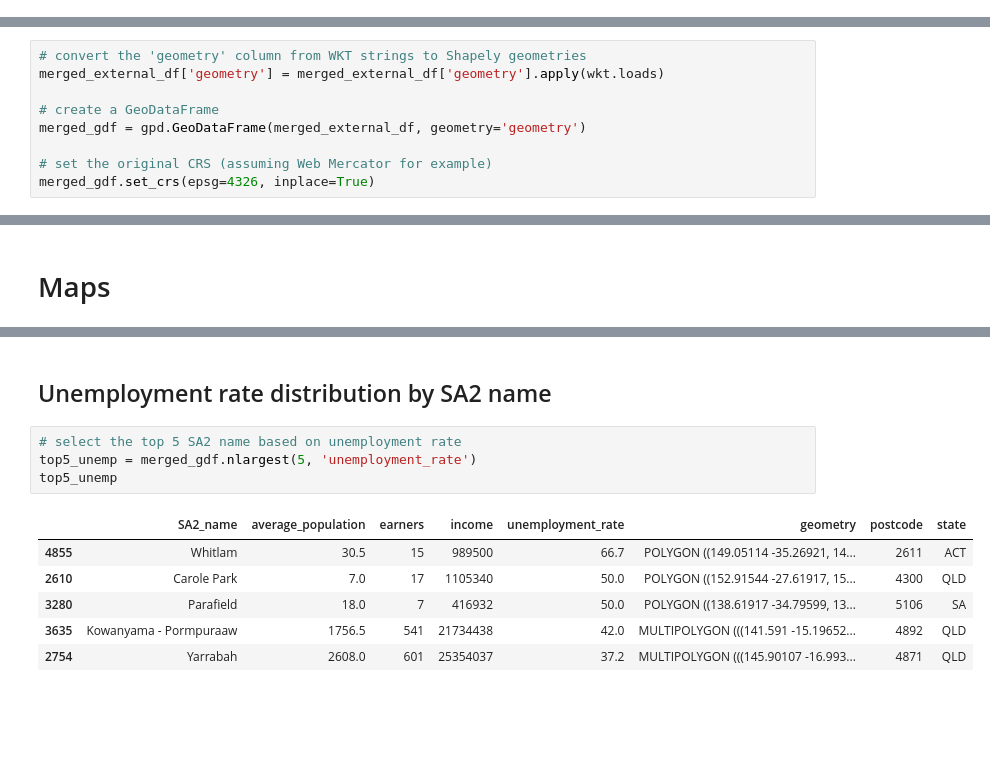
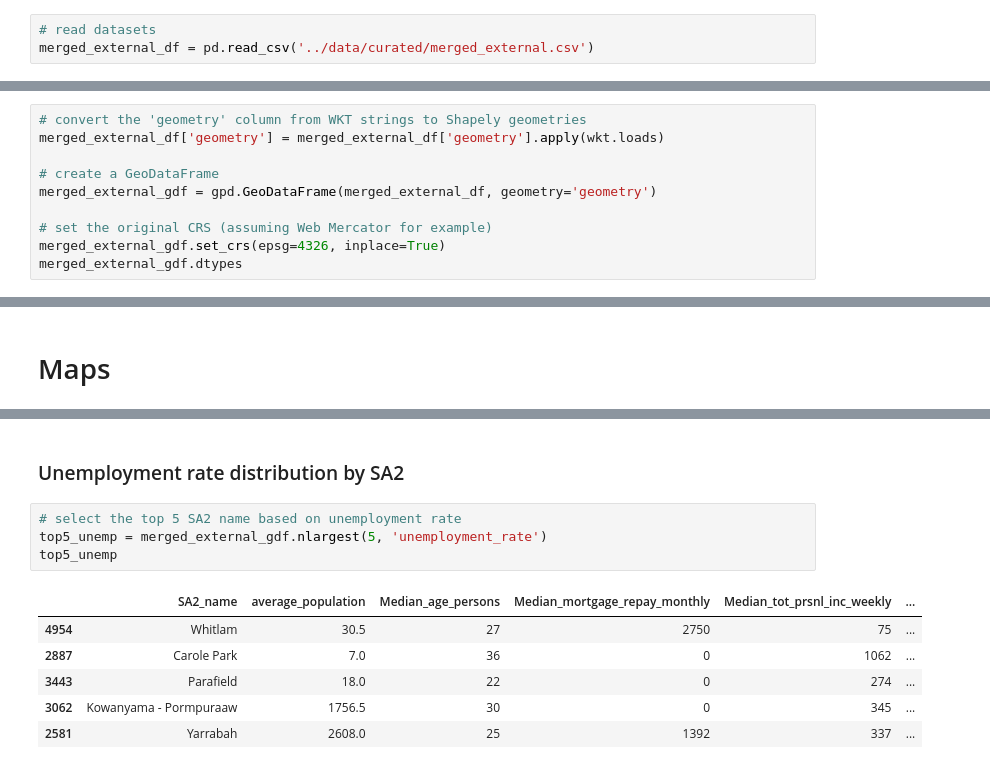
Before and after one commit to MAST30034-AppliedDataScience/project-2-group-buy-now-pay-later-industry-project-28, a Jupyter notebook: notebooks/2_Visualisation.ipynb, the cells around one changed output, grey strips where cells are left out. Cells and saved outputs as stored; diff of their text form; blank space fills up the shorter version.

```diff
--- a/notebooks/2_Visualisation.ipynb
+++ b/notebooks/2_Visualisation.ipynb
@@ -42,3 +34,6 @@ merged_external_df = pd.read_csv('../data/curated/merged_datasets.csv')
+# %%
+# read datasets
+merged_external_df = pd.read_csv('../data/curated/merged_external.csv')
 # %%
 # check the data type
 print('merged_external_df:')
@@ -59,8 +60,9 @@ dtype: object
 merged_external_df['geometry'] = merged_external_df['geometry'].apply(wkt.loads)
 
 # create a GeoDataFrame
-merged_gdf = gpd.GeoDataFrame(merged_external_df, geometry='geometry')
+merged_external_gdf = gpd.GeoDataFrame(merged_external_df, geometry='geometry')
 
 # set the original CRS (assuming Web Mercator for example)
-merged_gdf.set_crs(epsg=4326, inplace=True)
+merged_external_gdf.set_crs(epsg=4326, inplace=True)
+merged_external_gdf.dtypes
 # %% [output]
@@ -190,16 +687,16 @@ income_map.save('../plots/income_distribution.html')
 # %% [markdown]
-## Unemployment rate distribution by SA2 name
+### Unemployment rate distribution by SA2
 # %%
 # select the top 5 SA2 name based on unemployment rate
-top5_unemp = merged_gdf.nlargest(5, 'unemployment_rate')
+top5_unemp = merged_external_gdf.nlargest(5, 'unemployment_rate')
 top5_unemp
 # %% [output]
-|  | SA2_name | average_population | earners | income | unemployment_rate | geometry | postcode | state |
-| 4855 | Whitlam | 30.5 | 15 | 989500 | 66.7 | POLYGON ((149.05114 -35.26921, 14... | 2611 | ACT |
-| 2610 | Carole Park | 7.0 | 17 | 1105340 | 50.0 | POLYGON ((152.91544 -27.61917, 15... | 4300 | QLD |
-| 3280 | Parafield | 18.0 | 7 | 416932 | 50.0 | POLYGON ((138.61917 -34.79599, 13... | 5106 | SA |
-| 3635 | Kowanyama - Pormpuraaw | 1756.5 | 541 | 21734438 | 42.0 | MULTIPOLYGON (((141.591 -15.19652... | 4892 | QLD |
-| 2754 | Yarrabah | 2608.0 | 601 | 25354037 | 37.2 | MULTIPOLYGON (((145.90107 -16.993... | 4871 | QLD |
+|  | SA2_name | average_population | Median_age_persons | Median_mortgage_repay_monthly | Median_tot_prsnl_inc_weekly | ... |
+| 4954 | Whitlam | 30.5 | 27 | 2750 | 75 | ... |
+| 2887 | Carole Park | 7.0 | 36 | 0 | 1062 | ... |
+| 3443 | Parafield | 18.0 | 22 | 0 | 274 | ... |
+| 3062 | Kowanyama - Pormpuraaw | 1756.5 | 30 | 0 | 345 | ... |
+| 2581 | Yarrabah | 2608.0 | 25 | 1392 | 337 | ... |
 # %%
 # create the map
 unemp_map = folium.Map(location=[-25.2744, 133.7751], zoom_start=4)
```
Also changed, not shown: parts of 49 cells of this notebook, 29 other files.
